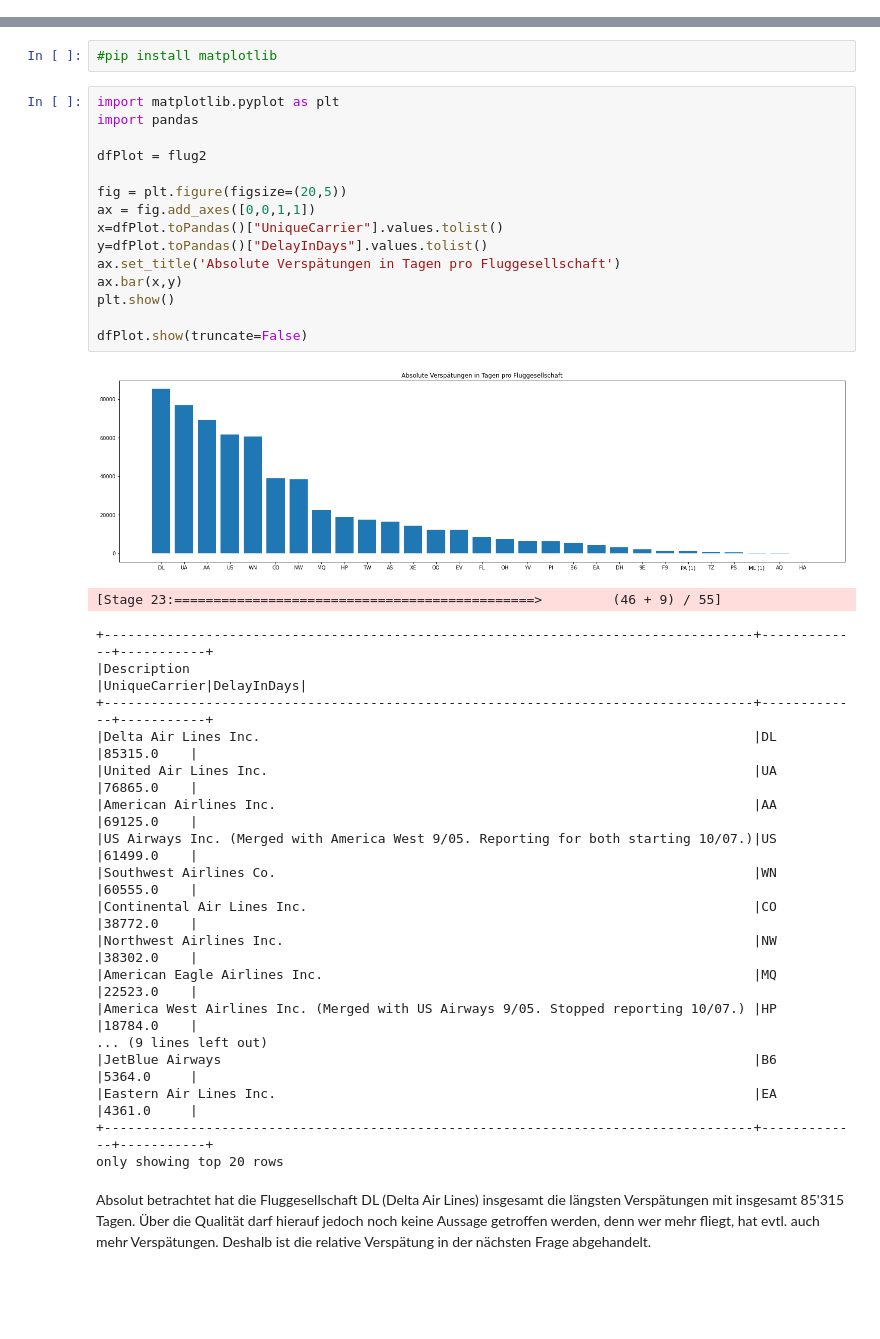
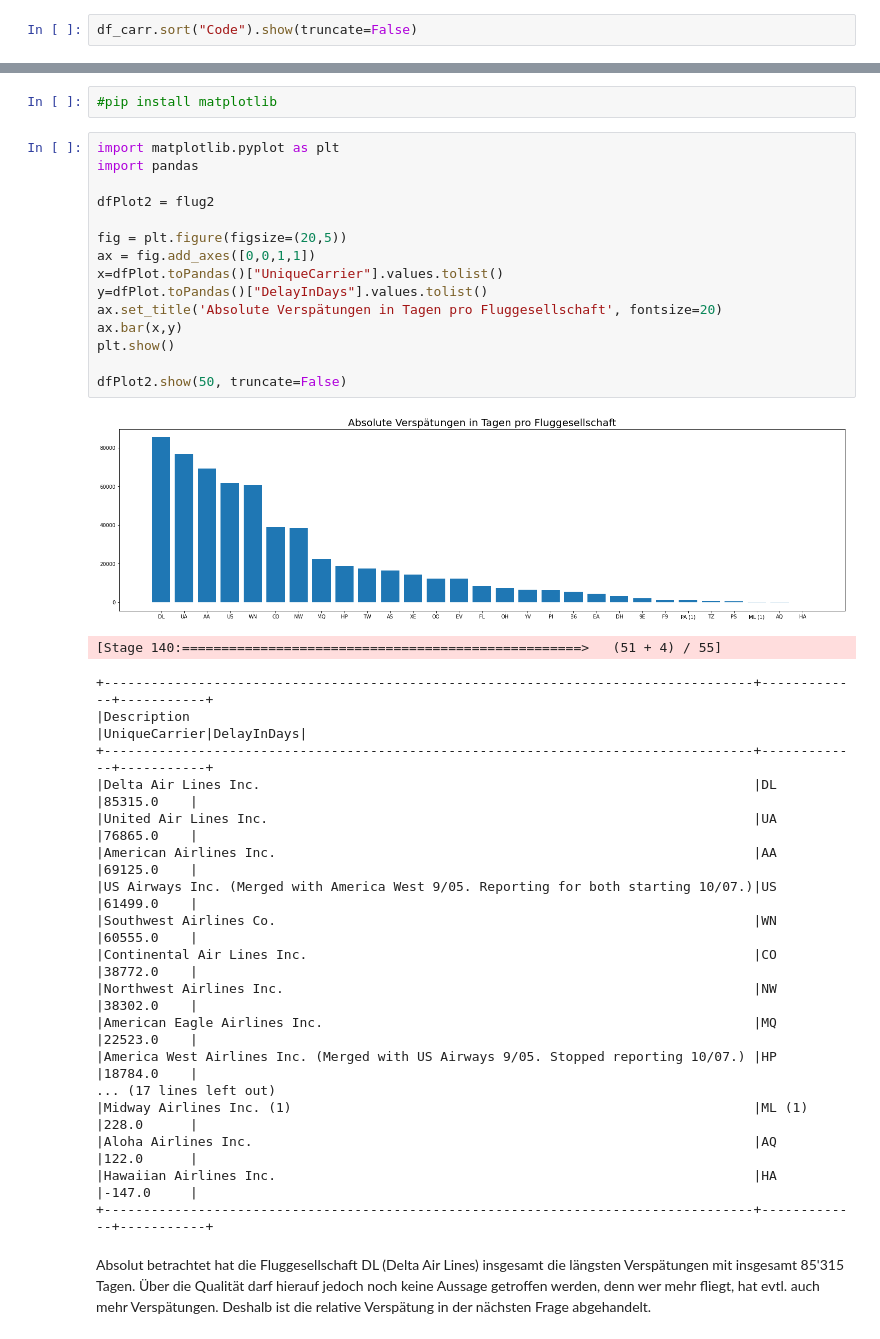
Before and after one commit to meberha/BDLC-Project-G01, a Jupyter notebook: 6_Analysis.ipynb, the cells around one changed output, grey strips where cells are left out. Cells and saved outputs as stored; diff of their text form; blank space fills up the shorter version.

```diff
--- a/6_Analysis.ipynb
+++ b/6_Analysis.ipynb
@@ -185,2 +191,4 @@ anzahlSpediteure.show()
 # %% [markdown]
 Gemäss den Ausführungen auf Kaggle sind es 1'491 Datensätze. Somit ist der Datensatz korrekt im SPARK vorhanden.
+# %%
+df_carr.sort("Code").show(truncate=False)
@@ -209,21 +235,21 @@ Für die nachfolgenden Plots wurde die Library matplotlib installiert.
 # %%
 import matplotlib.pyplot as plt
 import pandas
 
-dfPlot = flug2
+dfPlot2 = flug2
 
 fig = plt.figure(figsize=(20,5))
 ax = fig.add_axes([0,0,1,1])
 x=dfPlot.toPandas()["UniqueCarrier"].values.tolist()
 y=dfPlot.toPandas()["DelayInDays"].values.tolist()
-ax.set_title('Absolute Verspätungen in Tagen pro Fluggesellschaft')
+ax.set_title('Absolute Verspätungen in Tagen pro Fluggesellschaft', fontsize=20)
 ax.bar(x,y)
 plt.show()
 
-dfPlot.show(truncate=False)
+dfPlot2.show(50, truncate=False)
 # %% [output]
-[figure, old version]
+[figure, new version]
-[Stage 23:==============================================>         (46 + 9) / 55]
+[Stage 140:===================================================>   (51 + 4) / 55]
 +-----------------------------------------------------------------------------------+-------------+-----------+
 |Description                                                                        |UniqueCarrier|DelayInDays|
 +-----------------------------------------------------------------------------------+-------------+-----------+
@@ -236,11 +262,11 @@ dfPlot.show(truncate=False)
 |Northwest Airlines Inc.                                                            |NW           |38302.0    |
 |American Eagle Airlines Inc.                                                       |MQ           |22523.0    |
 |America West Airlines Inc. (Merged with US Airways 9/05. Stopped reporting 10/07.) |HP           |18784.0    |
-... (9 lines left out)
-|JetBlue Airways                                                                    |B6           |5364.0     |
-|Eastern Air Lines Inc.                                                             |EA           |4361.0     |
+... (17 lines left out)
+|Midway Airlines Inc. (1)                                                           |ML (1)       |228.0      |
+|Aloha Airlines Inc.                                                                |AQ           |122.0      |
+|Hawaiian Airlines Inc.                                                             |HA           |-147.0     |
 +-----------------------------------------------------------------------------------+-------------+-----------+
-only showing top 20 rows
 # %% [markdown]
 Absolut betrachtet hat die Fluggesellschaft DL (Delta Air Lines) insgesamt die längsten Verspätungen mit insgesamt 85'315 Tagen. Über die Qualität darf hierauf jedoch noch keine Aussage getroffen werden, denn wer mehr fliegt, hat evtl. auch mehr Verspätungen. Deshalb ist die relative Verspätung in der nächsten Frage abgehandelt.
 # %% [markdown]
```
Also changed, not shown: parts of 32 cells of this notebook, 1 other file.
